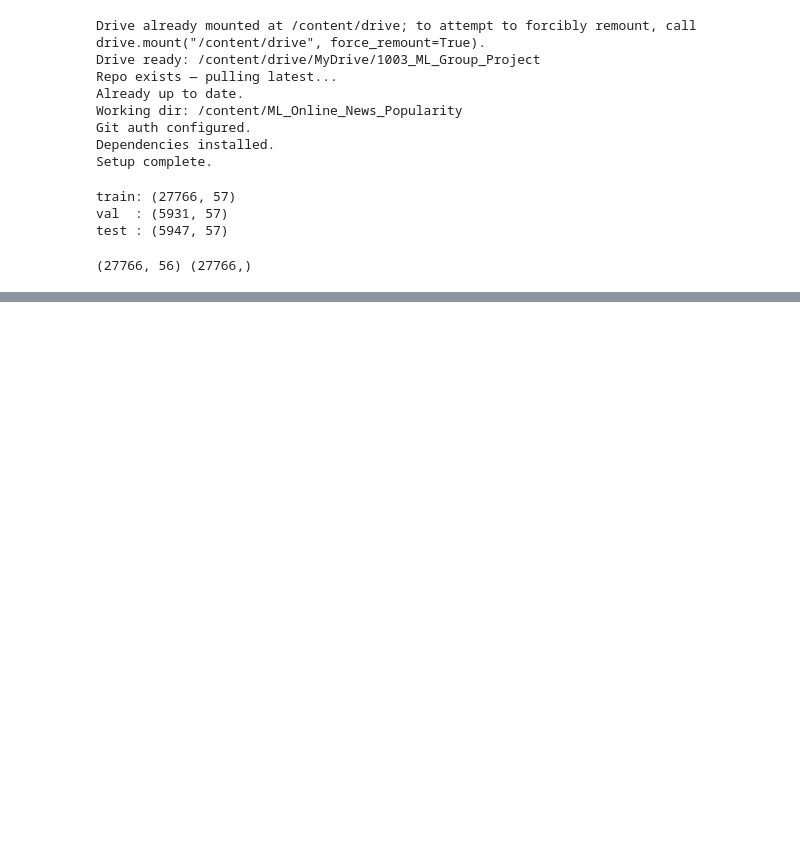
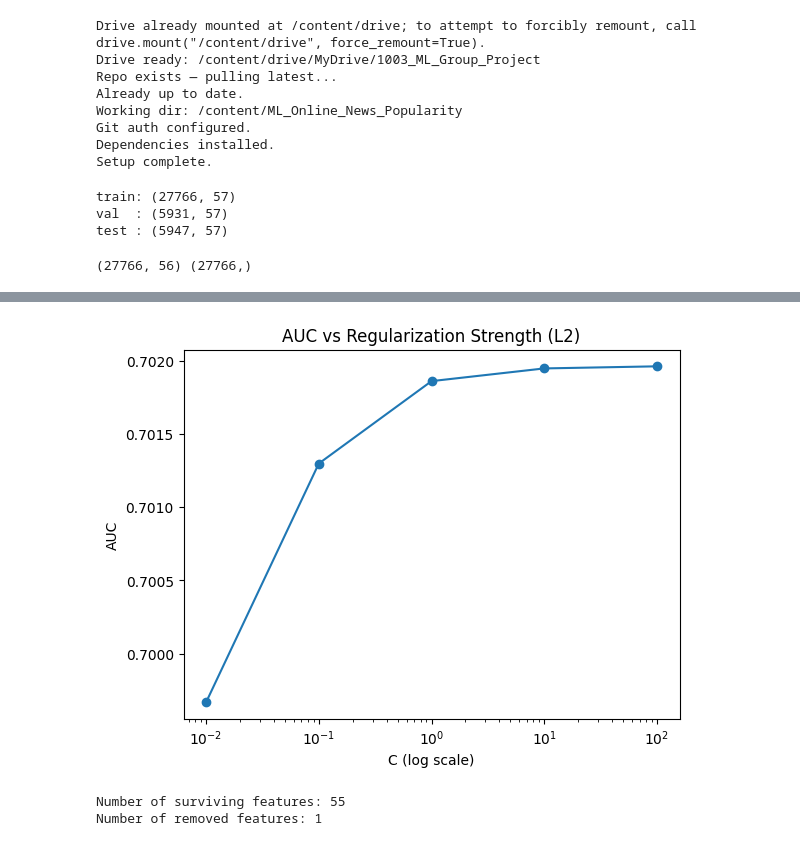
Before and after one commit to yh6384-design/ML_Online_News_Popularity, a Jupyter notebook: NB2_Modeling.ipynb, the cells around one changed output, grey strips where cells are left out. Drawn from its saved outputs; the diff is of its cells as text; code cells hidden in the pictures; blank space fills up the shorter version.

```diff
--- a/NB2_Modeling.ipynb
+++ b/NB2_Modeling.ipynb
@@ -104,0 +296,43 @@ print(X_train.shape, y_train.shape)
+# %%
+# Plot AUC vs C for L2 logistic regression
+import matplotlib.pyplot as plt
+
+C_values = [0.01, 0.1, 1, 10, 100]
+auc_scores = []
+
+for C in C_values:
+    model = LogisticRegression(penalty='l2', solver='lbfgs', C=C, max_iter=1000)
+    model.fit(X_train, y_train)
+
+    y_prob = model.predict_proba(X_val)[:, 1]
+    auc = roc_auc_score(y_val, y_prob)
+
+    auc_scores.append(auc)
+
+plt.plot(C_values, auc_scores, marker='o')
+plt.xscale('log')
+plt.xlabel("C (log scale)")
+plt.ylabel("AUC")
+plt.title("AUC vs Regularization Strength (L2)")
+plt.show()
+# %% [output]
+[figure, added]
+# %%
+# Inspect L1 coefficients to see which features survive shrinkage
+
+l1_model = LogisticRegression(penalty='l1', solver='liblinear', C=1, max_iter=1000)
+l1_model.fit(X_train, y_train)
+
+l1_coefs = pd.Series(l1_model.coef_[0], index=X_train.columns)
+
+# Features that survived (non-zero)
+non_zero = l1_coefs[l1_coefs != 0]
+
+# Features removed (zero)
+zero = l1_coefs[l1_coefs == 0]
+
+print("Number of surviving features:", len(non_zero))
+print("Number of removed features:", len(zero))
+# %% [output]
+Number of surviving features: 55
+Number of removed features: 1
```
Also changed, not shown: parts of 11 cells of this notebook.
